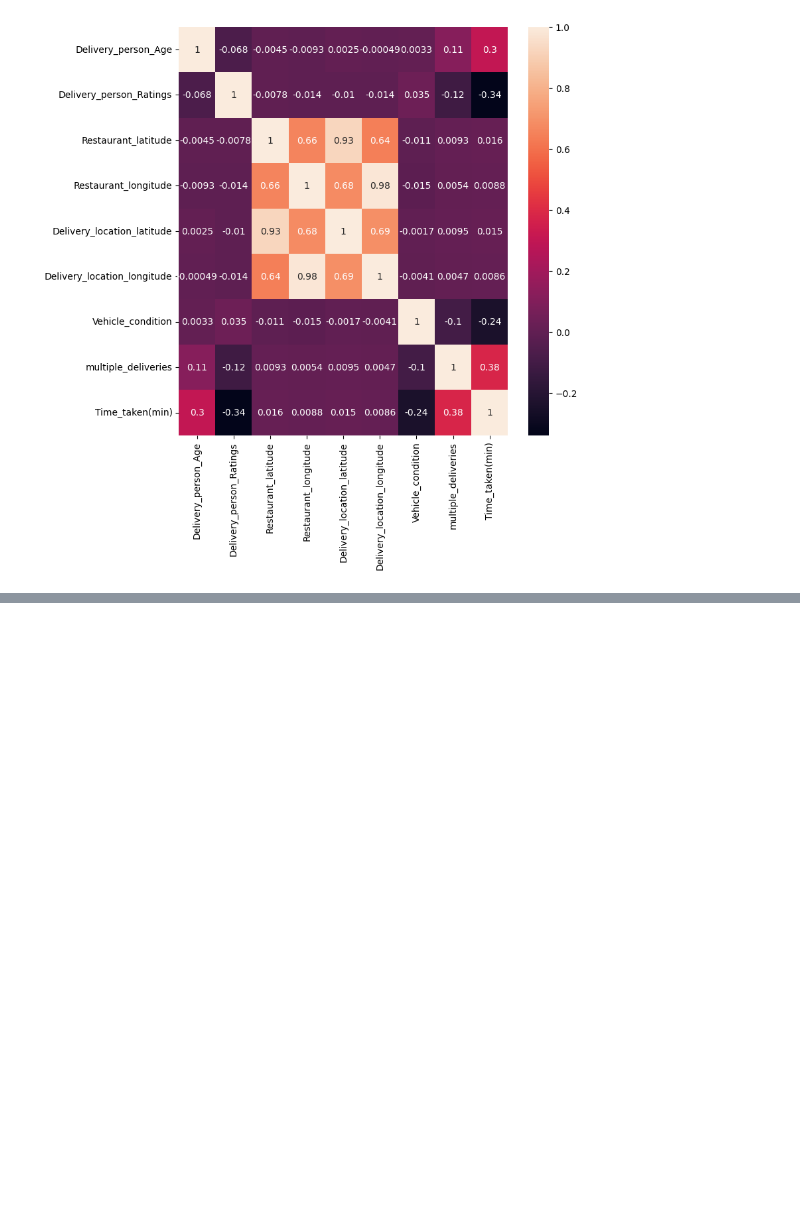
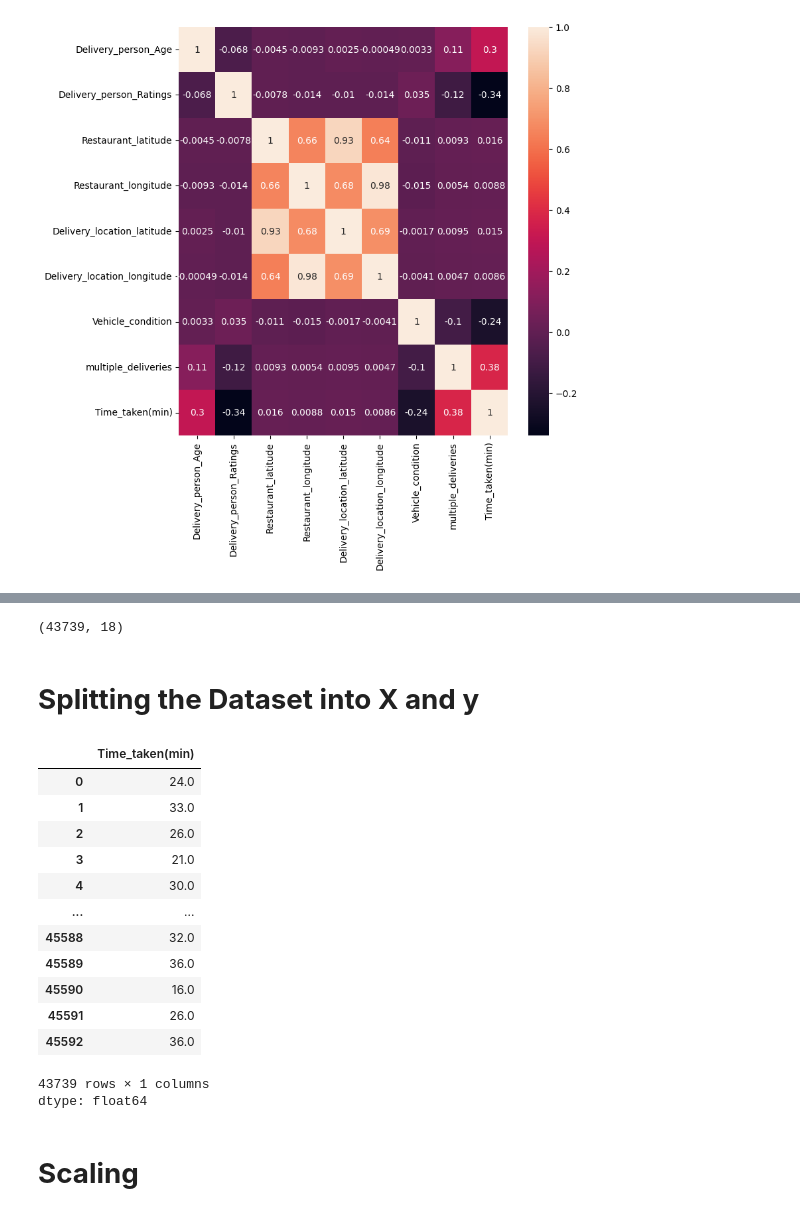
Before and after one commit to Agnik292005/Food-Delivery-Optimization, a Jupyter notebook: modelBuildPorcedure.ipynb, the cells around one changed output, grey strips where cells are left out. Saved outputs shown, nothing was run; the diff lists cells and outputs as text; code cells hidden in the pictures; blank space fills up the shorter version.

```diff
--- a/modelBuildPorcedure.ipynb
+++ b/modelBuildPorcedure.ipynb
@@ -322,0 +404,4 @@ sns.heatmap(numeric_cols.corr(), annot=True)
+# %%
+#Applying square root transformation on the columns
+train['Delivery_person_Ratings']=np.sqrt(train['Delivery_person_Ratings'])
+train['Distance_km']=np.sqrt(train['Distance_km'])
@@ -322,0 +410,12 @@ sns.heatmap(numeric_cols.corr(), annot=True)
+# %%
+import pickle
+from sklearn.preprocessing import LabelEncoder
+
+#Creating a dictionary to store label encoders for each categorical column
+label_encoders = {}
+
+#Identifying and initializing label encoders for categorical columns
+for column in train.columns:
+    if train[column].dtype == 'O':#check if the column is of object datatype
+        label_encoders[column] = LabelEncoder()
+label_encoders
@@ -322,0 +431,35 @@ sns.heatmap(numeric_cols.corr(), annot=True)
+# %%
+#Applying label encoding to each categorical column
+for column in train.columns:
+    if train[column].dtype == 'O':
+        train[column] = label_encoders[column].fit_transform(train[column])
+        filename=f"{column}.pkl"
+        pickle.dump(label_encoders[column],open(filename,'wb'))
+# %%
+train.shape
+# %% [output]
+(43739, 18)
+# %% [markdown]
+# **Splitting the Dataset into X and y**
+# %%
+#Splitting the Dataset into X and y
+X=train.drop('Time_taken(min)',axis=1)
+y=train['Time_taken(min)']
+y
+# %% [output]
+|  | Time_taken(min) |
+| 0 | 24.0 |
+| 1 | 33.0 |
+| 2 | 26.0 |
+| 3 | 21.0 |
+| 4 | 30.0 |
+| ... | ... |
+| 45588 | 32.0 |
+| 45589 | 36.0 |
+| 45590 | 16.0 |
+| 45591 | 26.0 |
+| 45592 | 36.0 |
+43739 rows × 1 columns
+dtype: float64
+# %% [markdown]
+# **Scaling**
```
Also changed, not shown: parts of 14 cells of this notebook.
